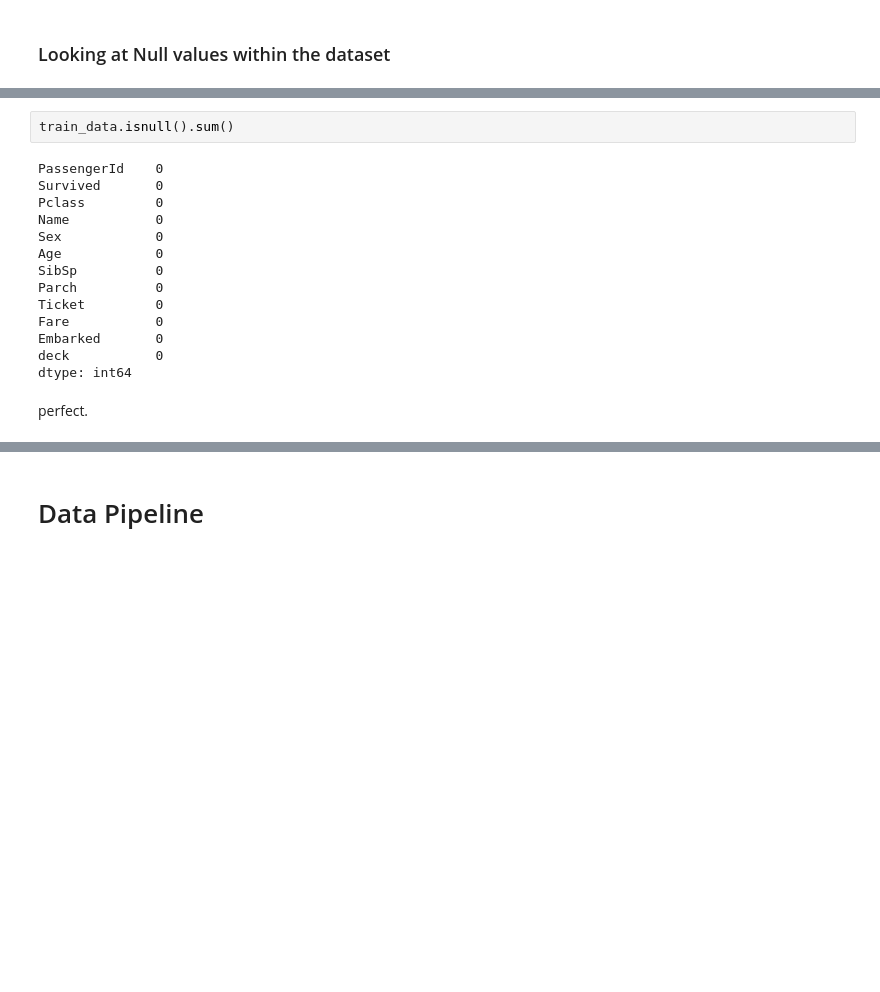
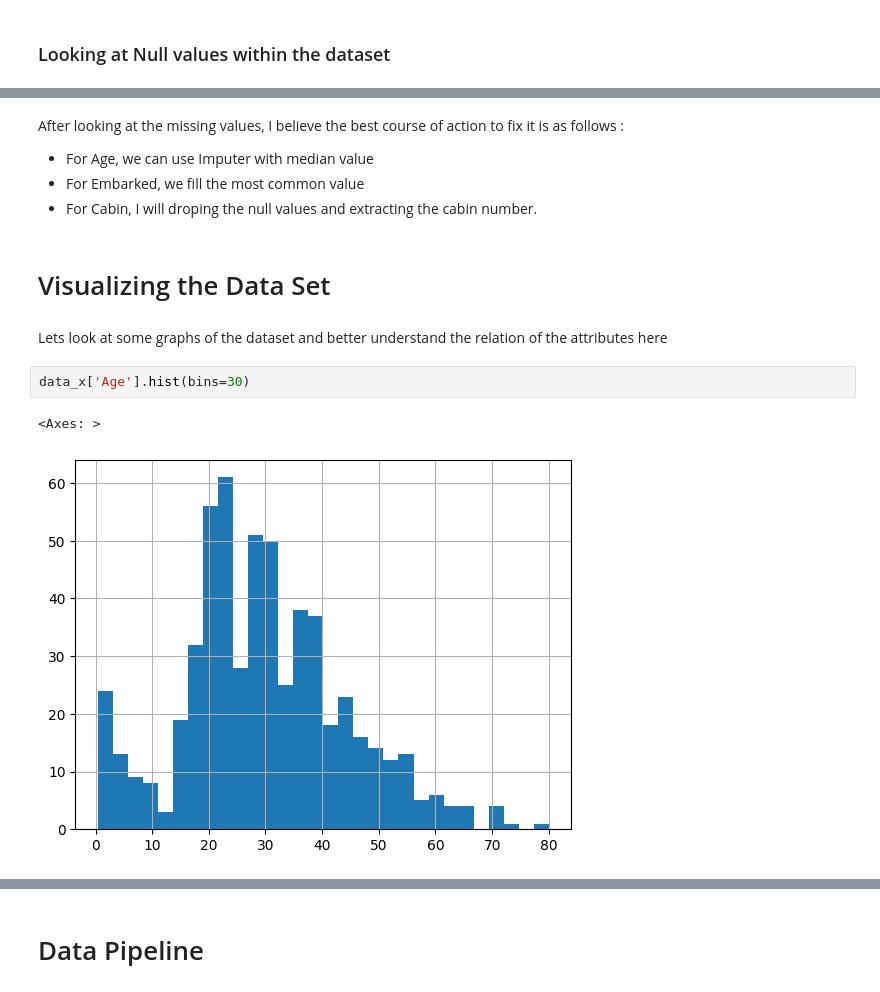
Before and after one commit to Sohampande/Titanic, a Jupyter notebook: Main Code Base.ipynb, the cells around one changed output, grey strips where cells are left out. Saved outputs shown, nothing was run; the diff lists cells and outputs as text; blank space fills up the shorter version.

```diff
--- a/Main Code Base.ipynb
+++ b/Main Code Base.ipynb
@@ -109,18 +102,14 @@ train_data = fix_null_values(train_data)
-# %%
-train_data.isnull().sum()
-# %% [output]
-PassengerId    0
-Survived       0
-Pclass         0
-Name           0
-Sex            0
-Age            0
-SibSp          0
-Parch          0
-Ticket         0
-Fare           0
-Embarked       0
-deck           0
-dtype: int64
-# %% [markdown]
-perfect.
+# %% [markdown]
+After looking at the missing values, I believe the best course of action to fix it is as follows :
+- For Age, we can use Imputer with median value
+- For Embarked, we fill the most common value
+- For Cabin, I will droping the null values and extracting the cabin number.
+# %% [markdown]
+# Visualizing the Data Set
+# %% [markdown]
+Lets look at some graphs of the dataset and better understand the relation of the attributes here
+# %%
+data_x['Age'].hist(bins=30)
+# %% [output]
+<Axes: >
+[figure, added]
```
Also changed, not shown: parts of 29 cells of this notebook.
